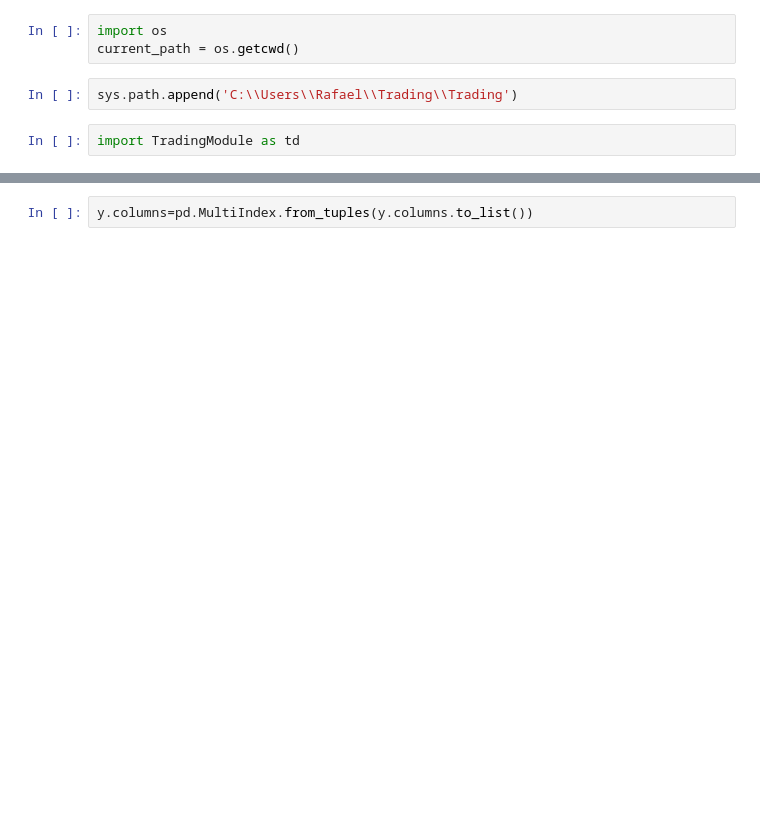
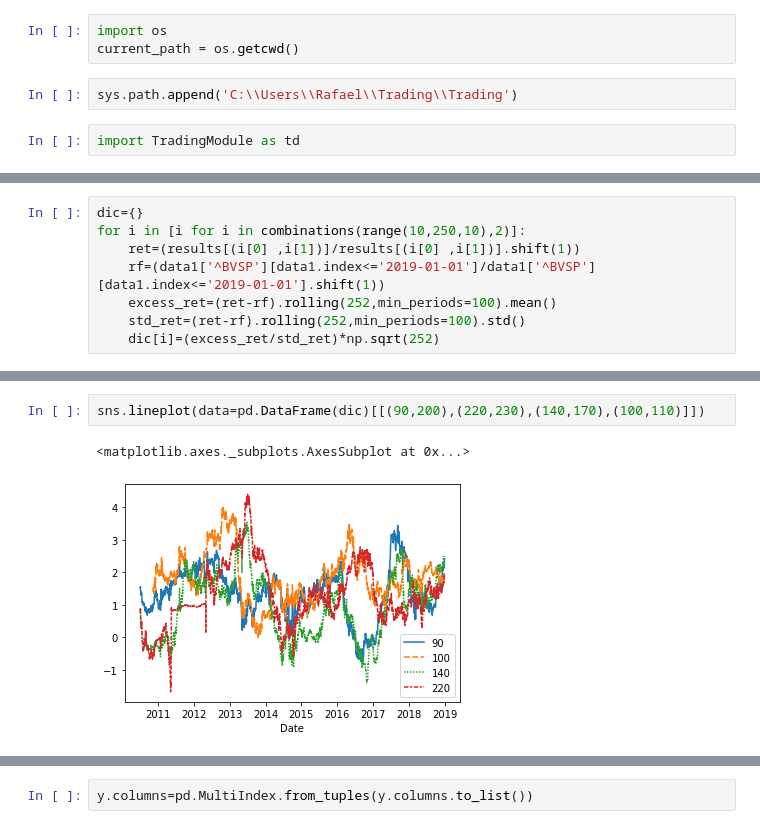
Before and after one commit to rafapras/Trading, a Jupyter notebook: Estrategias-Copy1.ipynb, the cells around one changed output, grey strips where cells are left out. Saved outputs shown, nothing was run; the diff lists cells and outputs as text; blank space fills up the shorter version.

```diff
--- a/Estrategias-Copy1.ipynb
+++ b/Estrategias-Copy1.ipynb
@@ -105,0 +135,8 @@ y=y.drop(['DROPAR'],axis=1)
+# %%
+dic={}
+for i in [i for i in combinations(range(10,250,10),2)]:
+    ret=(results[(i[0] ,i[1])]/results[(i[0] ,i[1])].shift(1))
+    rf=(data1['^BVSP'][data1.index<='2019-01-01']/data1['^BVSP'][data1.index<='2019-01-01'].shift(1))
+    excess_ret=(ret-rf).rolling(252,min_periods=100).mean()
+    std_ret=(ret-rf).rolling(252,min_periods=100).std()
+    dic[i]=(excess_ret/std_ret)*np.sqrt(252)
@@ -105,0 +215,5 @@ y=y.drop(['DROPAR'],axis=1)
+# %%
+sns.lineplot(data=pd.DataFrame(dic)[[(90,200),(220,230),(140,170),(100,110)]])
+# %% [output]
+<matplotlib.axes._subplots.AxesSubplot at 0x...>
+[figure, added]
```
Also changed, not shown: parts of 131 cells of this notebook, 7 other files.
